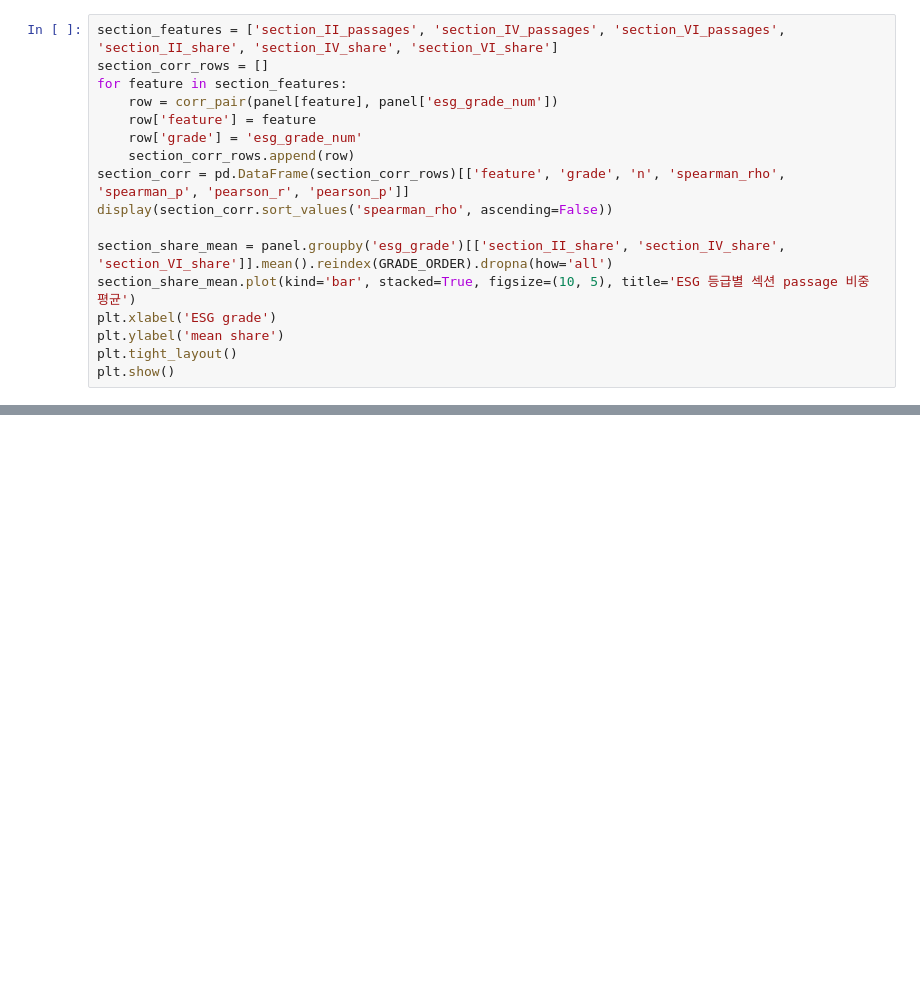
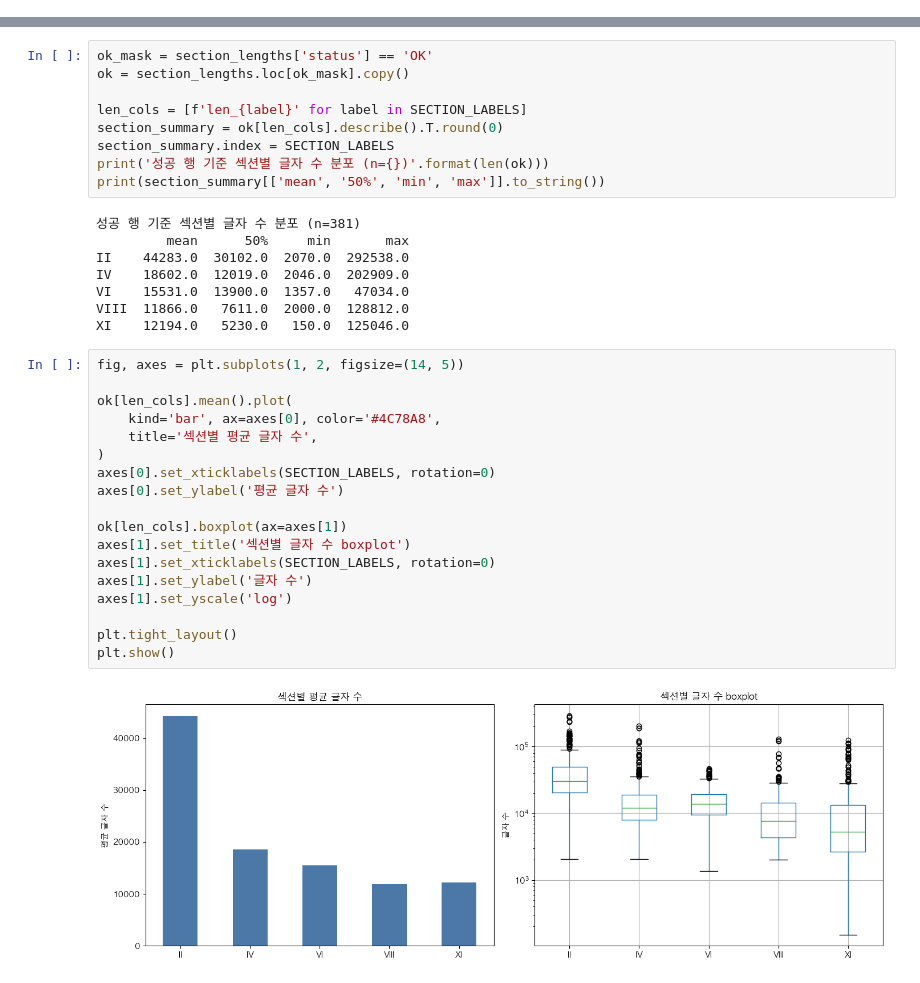
Before and after one commit to sjlee42/esg-dart-project, a Jupyter notebook: notebooks/02_데이터탐색.ipynb, the cells around one changed output, grey strips where cells are left out. Drawn from its saved outputs; the diff is of its cells as text; blank space fills up the shorter version.

```diff
--- a/notebooks/02_데이터탐색.ipynb
+++ b/notebooks/02_데이터탐색.ipynb
@@ -834,17 +0,0 @@ display(ols_results)
-# %%
-section_features = ['section_II_passages', 'section_IV_passages', 'section_VI_passages', 'section_II_share', 'section_IV_share', 'section_VI_share']
-section_corr_rows = []
-for feature in section_features:
-    row = corr_pair(panel[feature], panel['esg_grade_num'])
-    row['feature'] = feature
-    row['grade'] = 'esg_grade_num'
-    section_corr_rows.append(row)
-section_corr = pd.DataFrame(section_corr_rows)[['feature', 'grade', 'n', 'spearman_rho', 'spearman_p', 'pearson_r', 'pearson_p']]
-display(section_corr.sort_values('spearman_rho', ascending=False))
-
-section_share_mean = panel.groupby('esg_grade')[['section_II_share', 'section_IV_share', 'section_VI_share']].mean().reindex(GRADE_ORDER).dropna(how='all')
-section_share_mean.plot(kind='bar', stacked=True, figsize=(10, 5), title='ESG 등급별 섹션 passage 비중 평균')
-plt.xlabel('ESG grade')
-plt.ylabel('mean share')
-plt.tight_layout()
-plt.show()
@@ -919,0 +148,37 @@ show_example_passages(panel, passages_eda, 'seed_total_tfidf', top=False)
+# %%
+ok_mask = section_lengths['status'] == 'OK'
+ok = section_lengths.loc[ok_mask].copy()
+
+len_cols = [f'len_{label}' for label in SECTION_LABELS]
+section_summary = ok[len_cols].describe().T.round(0)
+section_summary.index = SECTION_LABELS
+print('성공 행 기준 섹션별 글자 수 분포 (n={})'.format(len(ok)))
+print(section_summary[['mean', '50%', 'min', 'max']].to_string())
+# %% [output]
+성공 행 기준 섹션별 글자 수 분포 (n=381)
+         mean      50%     min       max
+II    44283.0  30102.0  2070.0  292538.0
+IV    18602.0  12019.0  2046.0  202909.0
+VI    15531.0  13900.0  1357.0   47034.0
+VIII  11866.0   7611.0  2000.0  128812.0
+XI    12194.0   5230.0   150.0  125046.0
+# %%
+fig, axes = plt.subplots(1, 2, figsize=(14, 5))
+
+ok[len_cols].mean().plot(
+    kind='bar', ax=axes[0], color='#4C78A8',
+    title='섹션별 평균 글자 수',
+)
+axes[0].set_xticklabels(SECTION_LABELS, rotation=0)
+axes[0].set_ylabel('평균 글자 수')
+
+ok[len_cols].boxplot(ax=axes[1])
+axes[1].set_title('섹션별 글자 수 boxplot')
+axes[1].set_xticklabels(SECTION_LABELS, rotation=0)
+axes[1].set_ylabel('글자 수')
+axes[1].set_yscale('log')
+
+plt.tight_layout()
+plt.show()
+# %% [output]
+[figure, added]
```
Also changed, not shown: parts of 59 cells of this notebook, 6 other files.
